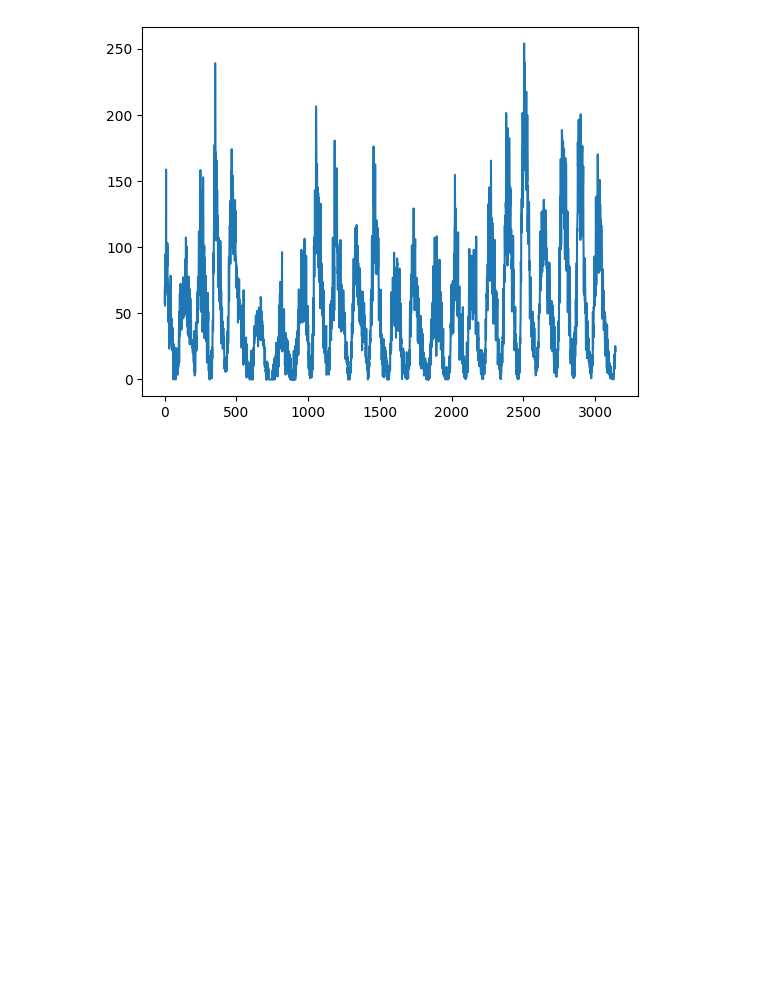
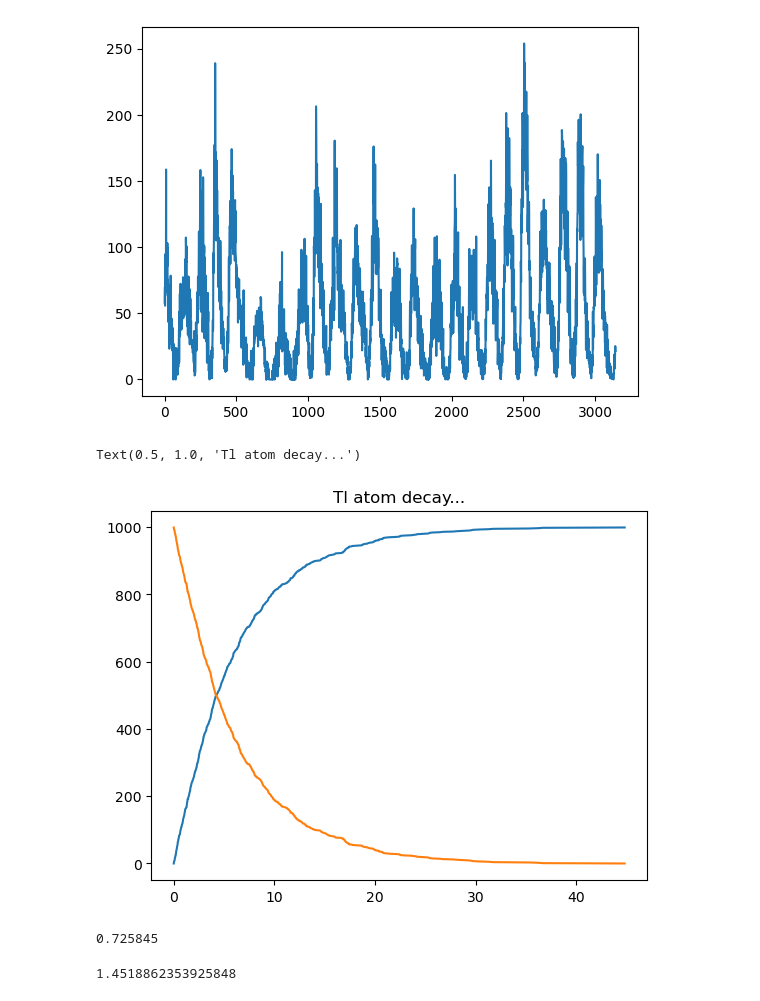
Before and after one commit to ImJayCup/ASTR78100-JacobYuzovitskiy, a Jupyter notebook: Astro78100.ipynb, the cells around one changed output. Saved outputs shown, nothing was run; the diff lists cells and outputs as text; code cells hidden in the pictures; blank space fills up the shorter version.

```diff
--- a/Astro78100.ipynb
+++ b/Astro78100.ipynb
@@ -272,3 +272,44 @@ plot(data)
 # %% [output]
 [<matplotlib.lines.Line2D at 0x...>]
 [figure]
+# %%
+from numpy import log, random, arange
+from matplotlib import pyplot as plt
+mu = 1/6.075
+rng = random.default_rng()
+z = rng.random(1000)
+x = -1/mu * log(1-z)
+atoms = arange(0.0,len(x))
+
+plt.plot(sorted(x),atoms)
+plt.plot(sorted(x),sorted(atoms,reverse=True))
+plt.title("Tl atom decay...")
+# %% [output]
+Text(0.5, 1.0, 'Tl atom decay...')
+[figure, added]
+# %%
+from numpy import sin
+n = 1000000
+x = rng.random(n)
+y = rng.random(n)
+
+def I(x):
+    return (sin(1/(x*(2-x))))**2
+
+a,b = 0,0
+for i in range(len(x)):
+    if y[i] > I(x[i]):
+        b+=1
+    else:
+        a+=1
+
+print(a/(a+b))
+# %% [output]
+0.725845
+# %%
+a,b = 0,2
+
+integral = (b-a)/n * np.sum(I(x))
+print(integral)
+# %% [output]
+1.4518862353925848
```
Also changed, not shown: parts of 3 cells of this notebook, 2 other files.
